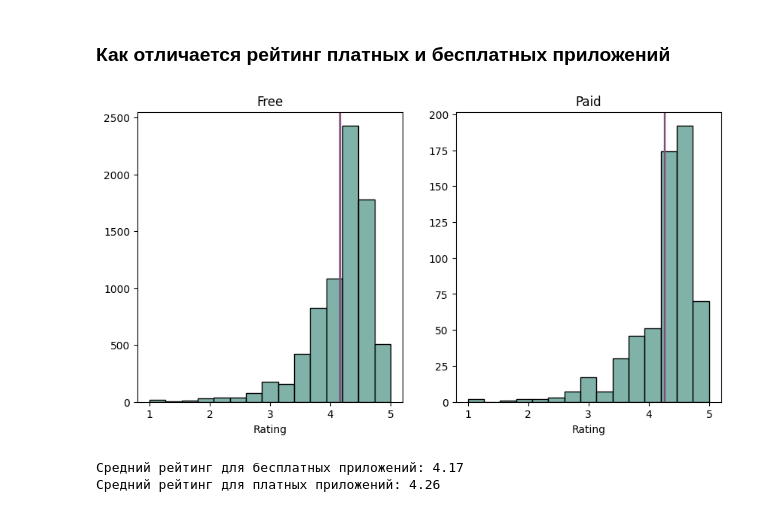
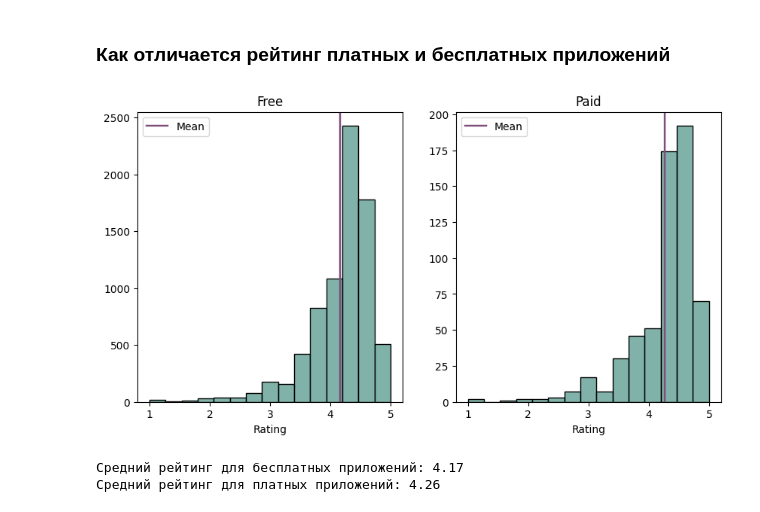
Before and after one commit to sanyakamen1/Google_Play_Store_EDA, a Jupyter notebook: Google Play Store EDA.ipynb, the cells around one changed output. Cells and saved outputs as stored; diff of their text form; code cells hidden in the pictures.

```diff
--- a/Google Play Store EDA.ipynb
+++ b/Google Play Store EDA.ipynb
@@ -710,14 +710,16 @@ PearsonRResult(statistic=0.040143372891307746, pvalue=0.000277806875313757)
 # %%
 fig, axs = plt.subplots(nrows=1, ncols=2, figsize=(10, 5))
 sns.histplot(apps[apps.Type == 'Free']['Rating'], bins=15, ax=axs[0]).set(title='Free')
-axs[0].axvline(apps[apps.Type == 'Free']['Rating'].mean(), linewidth=1.75, color='#7E4E7C')
+axs[0].axvline(apps[apps.Type == 'Free']['Rating'].mean(), linewidth=1.75, color='#7E4E7C', label='Mean')
 axs[0].set_ylabel(None)
+axs[0].legend()
 sns.histplot(apps[apps.Type == 'Paid']['Rating'], bins=15, ax=axs[1]).set(title='Paid')
-axs[1].axvline(apps[apps.Type == 'Paid']['Rating'].mean(), linewidth=1.75, color='#7E4E7C')
+axs[1].axvline(apps[apps.Type == 'Paid']['Rating'].mean(), linewidth=1.75, color='#7E4E7C', label='Mean')
 axs[1].set_ylabel(None)
+axs[1].legend()
 plt.show()
 # %% [output]
-[figure, old version]
+[figure, new version]
 # %%
 print('Средний рейтинг для бесплатных приложений:', round(apps[apps.Type == 'Free']['Rating'].mean(), 2))
 print('Средний рейтинг для платных приложений:', round(apps[apps.Type == 'Paid']['Rating'].mean(), 2))
```
Also changed, not shown: parts of 4 cells of this notebook.
